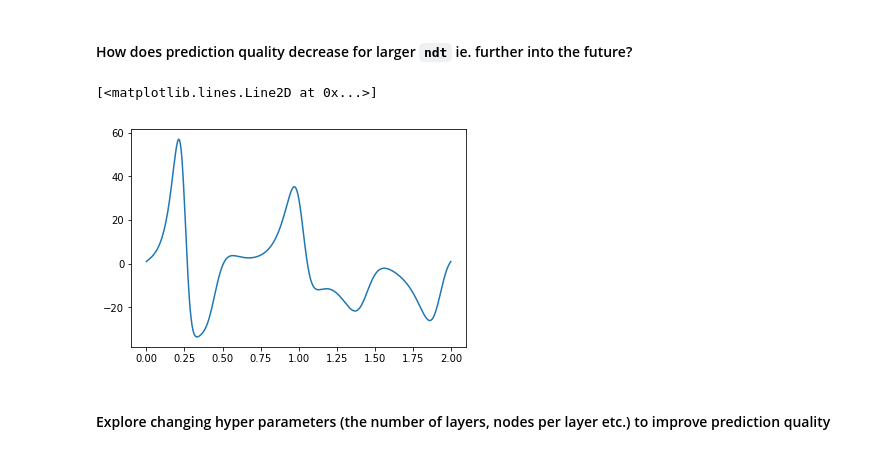
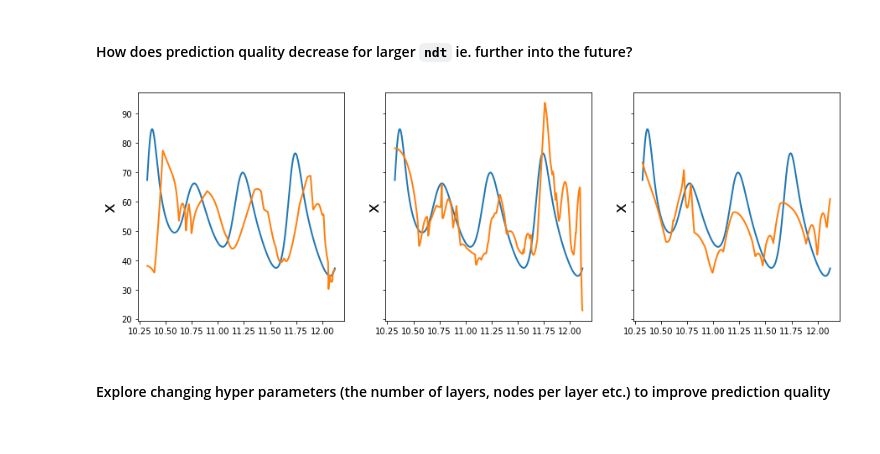
Before and after one commit to AlexanderHickey/PHYS581, a Jupyter notebook: Assignment 4/Assignment 4.ipynb, the cells around one changed output. Drawn from its saved outputs; the diff is of its cells as text; code cells hidden in the pictures.

```diff
--- a/Assignment 4/Assignment 4.ipynb
+++ b/Assignment 4/Assignment 4.ipynb
@@ -227,7 +224,6 @@ Problems arise to to predicting chaos.
 # %% [markdown]
 #### How does prediction quality decrease for larger `ndt` ie. further into the future?
 # %%
-
 def create_model(nodes=[8,11,6]):
 
     #Create model
@@ -254,14 +250,22 @@ def train_model(model,ndt,xyz,L=900,epochs=999):
     history = model.fit(xyz[:L],xyz[ndt:L+ndt], epochs=epochs, batch_size=100, verbose=0)
 
     return model
-
-ndt = 99
-ker = train_model(create_model(),ndt,xyz)
-plt.plot( tvals[:1000], xyz[:1000,1])
-plt.plot( tvals[:ndt], ker.predict(xyz[:ndt,:]).T[1] )
-# %% [output]
-[<matplotlib.lines.Line2D at 0x...>]
-[figure, removed]
+# %%
+L = 900 #Length of timestep interval
+vs = 5000 #Starting point of validation interval
+ker = train_model(create_model(),ndt,xyz)
+
+fig, ax = plt.subplots(1,3, sharey=True, figsize=(15,5))
+ndtl = [99,149,199]
+
+for j in range(len(ndtl)):
+
+    ker = train_model(create_model(),ndtl[j],xyz)
+    ax[j].plot(tvals[vs+ndt:vs+L+ndt], xyz[vs+ndt:vs+L+ndt:,2], lw=2,label='Actual')
+    ax[j].plot(tvals[vs+ndt:vs+L+ndt], ker.predict(xyz[vs:vs+L,:]).T[2], lw=2 ,label='Model')
+    ax[j].set_ylabel('x',fontsize=20)
+# %% [output]
+[figure, added]
 # %% [markdown]
 #### Explore changing hyper parameters (the number of layers, nodes per layer etc.) to improve prediction quality
 # %% [markdown]
```
Also changed, not shown: parts of 1 cell of this notebook.
